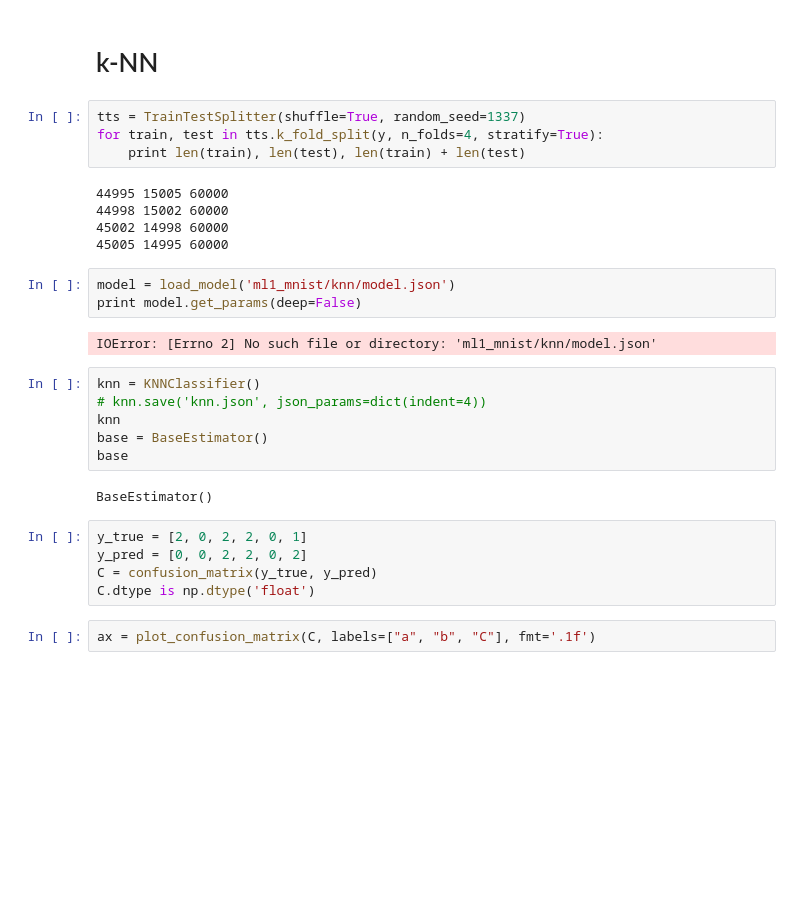
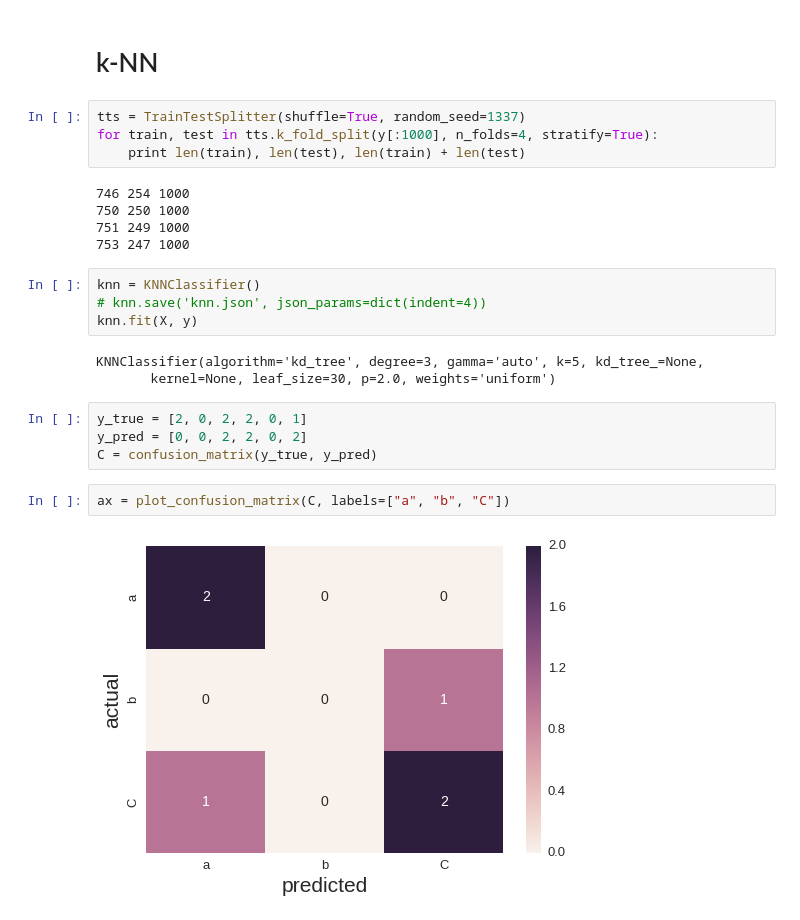
Before and after one commit to yell/mnist-challenge, a Jupyter notebook: main.ipynb, the cells around one changed output. Drawn from its saved outputs; the diff is of its cells as text; blank space fills up the shorter version.

Commit message:
added initial version of (not yet kernelized) k-NN

```diff
--- a/main.ipynb
+++ b/main.ipynb
@@ -37,30 +33,25 @@ plot_mnist_digit(X[42], y[42]);
 # k-NN
 # %%
 tts = TrainTestSplitter(shuffle=True, random_seed=1337)
-for train, test in tts.k_fold_split(y, n_folds=4, stratify=True):
+for train, test in tts.k_fold_split(y[:1000], n_folds=4, stratify=True):
     print len(train), len(test), len(train) + len(test)
 # %% [output]
-44995 15005 60000
-44998 15002 60000
-45002 14998 60000
-45005 14995 60000
+746 254 1000
+750 250 1000
+751 249 1000
+753 247 1000
-# %%
-model = load_model('ml1_mnist/knn/model.json')
-print model.get_params(deep=False)
-# %% [output]
-IOError: [Errno 2] No such file or directory: 'ml1_mnist/knn/model.json'
 # %%
 knn = KNNClassifier()
 # knn.save('knn.json', json_params=dict(indent=4))
-knn
-base = BaseEstimator()
-base
+knn.fit(X, y)
 # %% [output]
-BaseEstimator()
+KNNClassifier(algorithm='kd_tree', degree=3, gamma='auto', k=5, kd_tree_=None,
+       kernel=None, leaf_size=30, p=2.0, weights='uniform')
 # %%
 y_true = [2, 0, 2, 2, 0, 1]
 y_pred = [0, 0, 2, 2, 0, 2]
 C = confusion_matrix(y_true, y_pred)
-C.dtype is np.dtype('float')
 # %%
-ax = plot_confusion_matrix(C, labels=["a", "b", "C"], fmt='.1f')
+ax = plot_confusion_matrix(C, labels=["a", "b", "C"])
+# %% [output]
+[figure, added]
```
Also changed, not shown: parts of 1 cell of this notebook, 12 other files.
